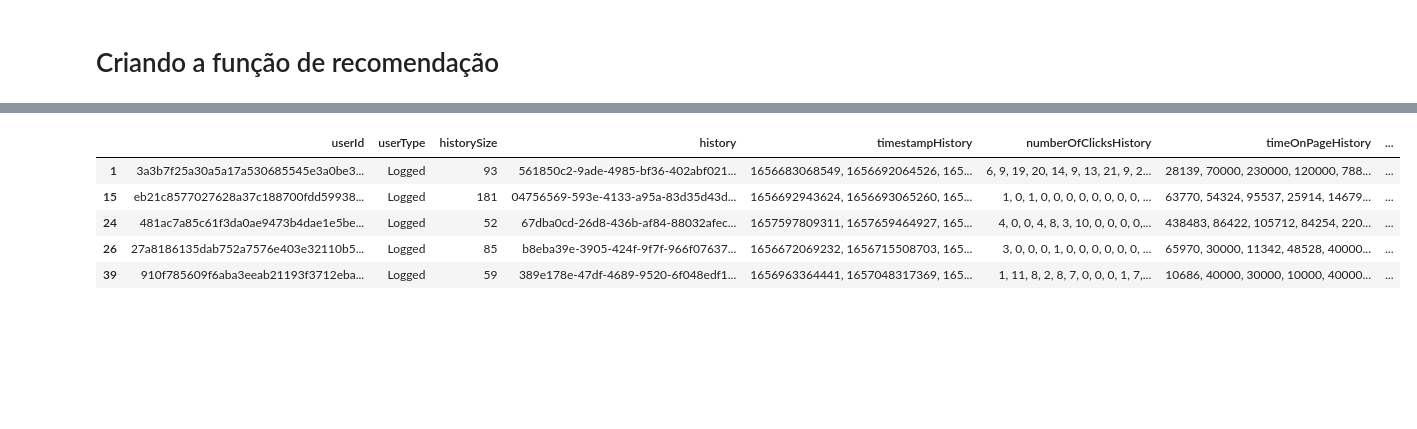
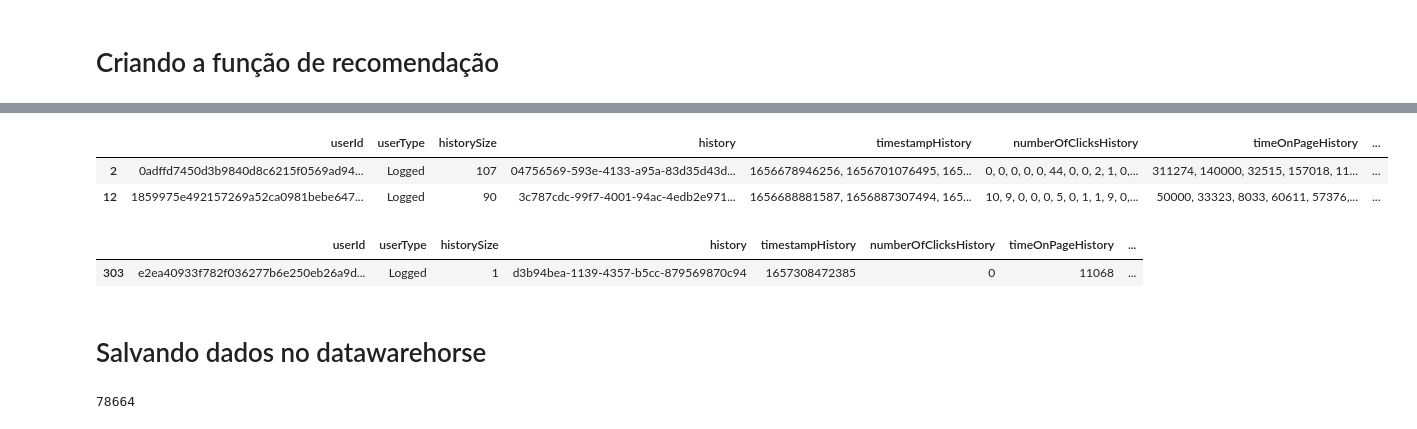
Before and after one commit to pedro21900/fase_5_datathon, a Jupyter notebook: notebooks/analisando_dados.ipynb, the cells around one changed output, grey strips where cells are left out. Cells and saved outputs as stored; diff of their text form; code cells hidden in the pictures; blank space fills up the shorter version.

```diff
--- a/notebooks/analisando_dados.ipynb
+++ b/notebooks/analisando_dados.ipynb
@@ -42,7 +40,7 @@ Calcula-se quantos dias se passaram desde a última compra do cliente
 import glob
 import pandas as pd
 # %%
-user_infos = pd.concat([pd.read_csv(fpath) for fpath in glob.glob('../data/files/treino/*.csv')])
+user_infos = pd.concat([pd.read_csv(fpath) for fpath in glob.glob('../data/raw/files/treino/*.csv')])
 user_infos.head()
 # %% [output]
 |  | userId | userType | historySize | history | timestampHistory | numberOfClicksHistory | timeOnPageHistory | ... |
@@ -241,9 +277,24 @@ Name: popularity_score, dtype: int64
 # %%
-user_infos.query("historySize>100 and userType=='Logged'").head()
+user_infos.query("historySize >50 and userType=='Logged'").head(2)
 # %% [output]
 |  | userId | userType | historySize | history | timestampHistory | numberOfClicksHistory | timeOnPageHistory | ... |
-| 1 | 3a3b7f25a30a5a17a530685545e3a0be3... | Logged | 93 | 561850c2-9ade-4985-bf36-402abf021... | 1656683068549, 1656692064526, 165... | 6, 9, 19, 20, 14, 9, 13, 21, 9, 2... | 28139, 70000, 230000, 120000, 788... | ... |
-| 15 | eb21c8577027628a37c188700fdd59938... | Logged | 181 | 04756569-593e-4133-a95a-83d35d43d... | 1656692943624, 1656693065260, 165... | 1, 0, 1, 0, 0, 0, 0, 0, 0, 0, 0, ... | 63770, 54324, 95537, 25914, 14679... | ... |
-| 24 | 481ac7a85c61f3da0ae9473b4dae1e5be... | Logged | 52 | 67dba0cd-26d8-436b-af84-88032afec... | 1657597809311, 1657659464927, 165... | 4, 0, 0, 4, 8, 3, 10, 0, 0, 0, 0,... | 438483, 86422, 105712, 84254, 220... | ... |
-| 26 | 27a8186135dab752a7576e403e32110b5... | Logged | 85 | b8eba39e-3905-424f-9f7f-966f07637... | 1656672069232, 1656715508703, 165... | 3, 0, 0, 0, 1, 0, 0, 0, 0, 0, 0, ... | 65970, 30000, 11342, 48528, 40000... | ... |
-| 39 | 910f785609f6aba3eeab21193f3712eba... | Logged | 59 | 389e178e-47df-4689-9520-6f048edf1... | 1656963364441, 1657048317369, 165... | 1, 11, 8, 2, 8, 7, 0, 0, 0, 1, 7,... | 10686, 40000, 30000, 10000, 40000... | ... |
+| 2 | 0adffd7450d3b9840d8c6215f0569ad94... | Logged | 107 | 04756569-593e-4133-a95a-83d35d43d... | 1656678946256, 1656701076495, 165... | 0, 0, 0, 0, 0, 44, 0, 0, 2, 1, 0,... | 311274, 140000, 32515, 157018, 11... | ... |
+| 12 | 1859975e492157269a52ca0981bebe647... | Logged | 90 | 3c787cdc-99f7-4001-94ac-4edb2e971... | 1656688881587, 1656887307494, 165... | 10, 9, 0, 0, 0, 5, 0, 1, 1, 9, 0,... | 50000, 33323, 8033, 60611, 57376,... | ... |
+# %%
+user_by('e2ea40933f782f036277b6e250eb26a9d5e30ac17069806d206bcd48bcd7fa59')
+# %% [output]
+|  | userId | userType | historySize | history | timestampHistory | numberOfClicksHistory | timeOnPageHistory | ... |
+| 303 | e2ea40933f782f036277b6e250eb26a9d... | Logged | 1 | d3b94bea-1139-4357-b5cc-879569870c94 | 1657308472385 | 0 | 11068 | ... |
+# %% [markdown]
+# Salvando dados no datawarehorse
+# %%
+from sqlalchemy import create_engine
+
+# 💾 Salvar no SQLite
+engine = create_engine('sqlite:///../data/refined/datawarehouse.db', echo=False)
+
+# Salvar os DataFrames no banco de dados
+merged.to_sql('merged_data', con=engine, if_exists='replace', index=False)
+news_item.to_sql('news_item', con=engine, if_exists='replace', index=False)
+# %% [output]
+78664
```
Also changed, not shown: parts of 9 cells of this notebook, 16 other files.
